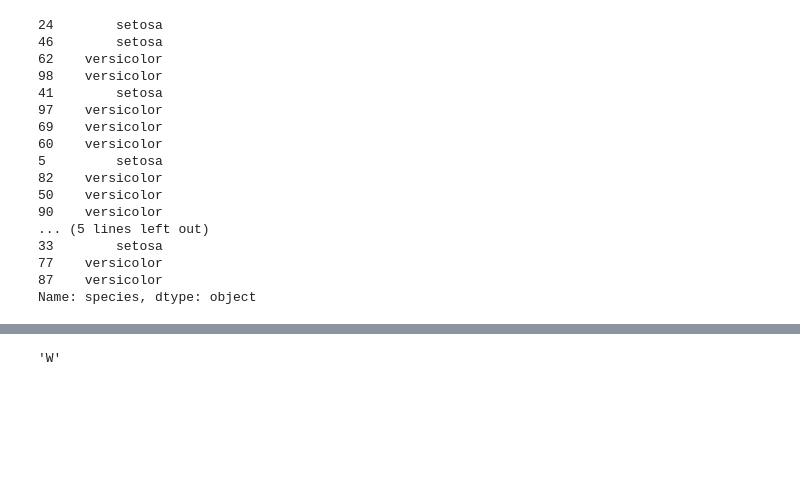
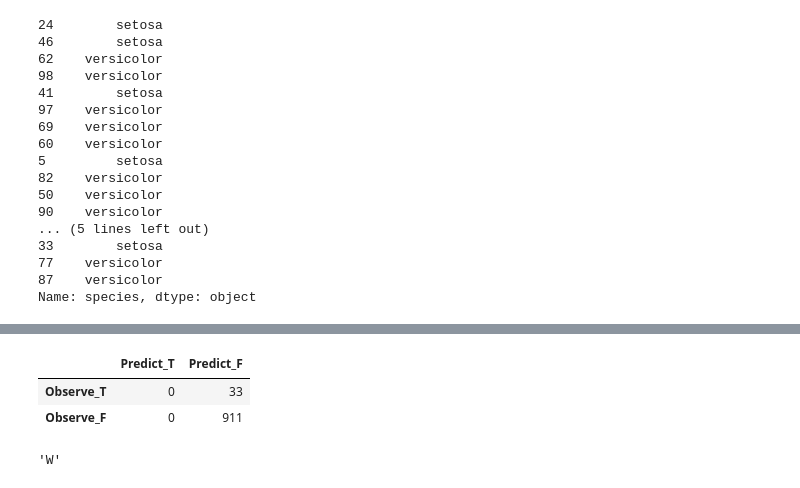
Before and after one commit to YinQingYuanQue/HM1_DT_CS529, a Jupyter notebook: HM1.ipynb, the cells around one changed output, grey strips where cells are left out. Cells and saved outputs as stored; diff of their text form; code cells hidden in the pictures; blank space fills up the shorter version.

```diff
--- a/HM1.ipynb
+++ b/HM1.ipynb
@@ -240,7 +245,7 @@ def Chi_test(Input_Dataframe, Split_feature, *Split_pts_Num):
       #print (Sub_P_isF)
       Sub_P_notF = 1-Sub_P_isF
       Chi_sq = Chi_sq + Sub_len * ((Sub_P_isF - P_isF)**2/P_isF + (Sub_P_notF - P_notF)**2/P_notF)
-    Chi_basic = chi2.ppf(1 - alpha, Degree_Freedom) - 10
+    Chi_basic = chi2.ppf(1 - alpha, Degree_Freedom)
 
   elif Split_feature in Numeric_features:
     Degree_Freedom = 1*1
@@ -252,7 +257,7 @@ def Chi_test(Input_Dataframe, Split_feature, *Split_pts_Num):
     tmp_Input_Dataframe.loc[tmp_Input_Dataframe[Split_feature] <= Split_pts_Num,'Num_Cat'] = 0
     tmp_Input_Dataframe.loc[tmp_Input_Dataframe[Split_feature] > Split_pts_Num,'Num_Cat'] = 1
     Chi_sq = Chi_test(tmp_Input_Dataframe,'Num_Cat')
-    Chi_basic = chi2.ppf(1 - alpha, Degree_Freedom) - 10
+    Chi_basic = chi2.ppf(1 - alpha, Degree_Freedom)
 
   if Split_feature != 'Num_Cat':
     if Chi_sq > Chi_basic:
@@ -428,6 +474,7 @@ exp_train.shape
 # %% [output]
 (3780, 27)
 # %%
-tree_node = build_DT(exp_train)
+#IG_methods = 'Gini'/ 'Entropy' / 'MisEr'
+tree_node = build_DT(exp_train, IG_methods = 'MisEr')
 a = tree_node.get_child()
 # %% [output]
@@ -458,16 +529,13 @@ tmp_dataframe
 #test_test = train_filter.sample(frac = 1)[0:4]
 predict = []
 observe = []
-for i in range(exp_test.shape[0]):
+for i in tqdm(range(exp_test.shape[0])):
     tmp_dataframe = pd.DataFrame(exp_test.iloc[i]).T
     #(type(tmp_dataframe))
-    print (tmp_dataframe)
+    #print (tmp_dataframe)
     target_predict = DT_Predict(tmp_dataframe,tree_node)
-    if target_predict == 1 or target_predict == 0:
+    if not isinstance(target_predict, np.ndarray):
         predict.append(target_predict)
     else:
-        add_size = len(target_predict[1])
-        tmp_dataframe_implement = tmp_dataframe.copy()
-        tmp_dataframe_implement[0:add_size] = tmp_dataframe.iloc[0]
-        tmp_dataframe_implement.loc[0:add_size,target_predict[0]] = target_predict[1]
+        predict.append(mode(target_predict).mode[0])
 observe = exp_test[Target]
@@ -532,3 +582,19 @@ result
+# %%
+Confuse_Matrix = pd.DataFrame(0,columns = ['Predict_T','Predict_F'],index= ['Observe_T','Observe_F'])
+for i in range(len(predict)):
+    if predict[i] == 1 and observe.iloc[i] == 1:
+        Confuse_Matrix.loc['Observe_T','Predict_T'] = Confuse_Matrix.loc['Observe_T','Predict_T'] + 1
+    elif predict[i] == 1 and observe.iloc[i] == 0:
+        Confuse_Matrix.loc['Observe_F','Predict_T'] = Confuse_Matrix.loc['Observe_F','Predict_T'] + 1
+    elif predict[i] == 0 and observe.iloc[i] == 1:
+        Confuse_Matrix.loc['Observe_T','Predict_F'] = Confuse_Matrix.loc['Observe_T','Predict_F'] + 1
+    elif predict[i] == 0 and observe.iloc[i] == 0:
+        Confuse_Matrix.loc['Observe_F','Predict_F'] = Confuse_Matrix.loc['Observe_F','Predict_F'] + 1
+Confuse_Matrix
+# %% [output]
+|  | Predict_T | Predict_F |
+| Observe_T | 0 | 33 |
+| Observe_F | 0 | 911 |
 # %%
 tmp_dataframe = pd.DataFrame(test_test.iloc[0]).T
 tmp_dataframe['ProductCD'].values[0]
```
Also changed, not shown: parts of 18 cells of this notebook.
